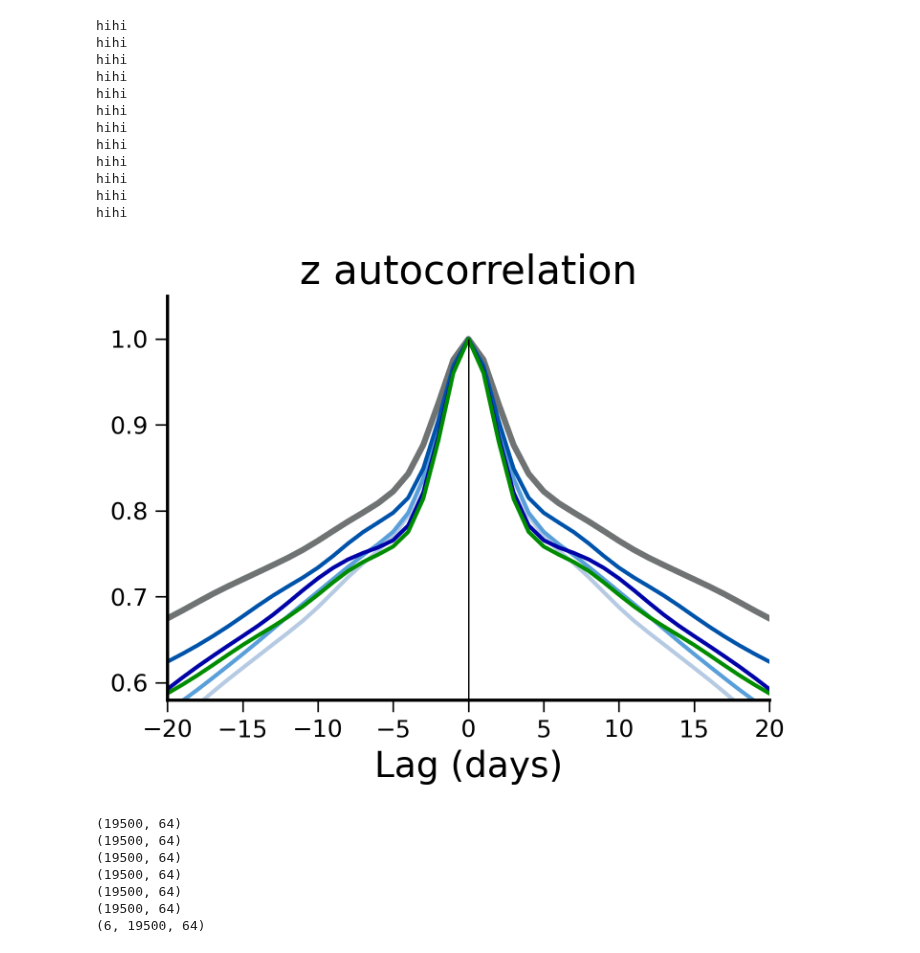
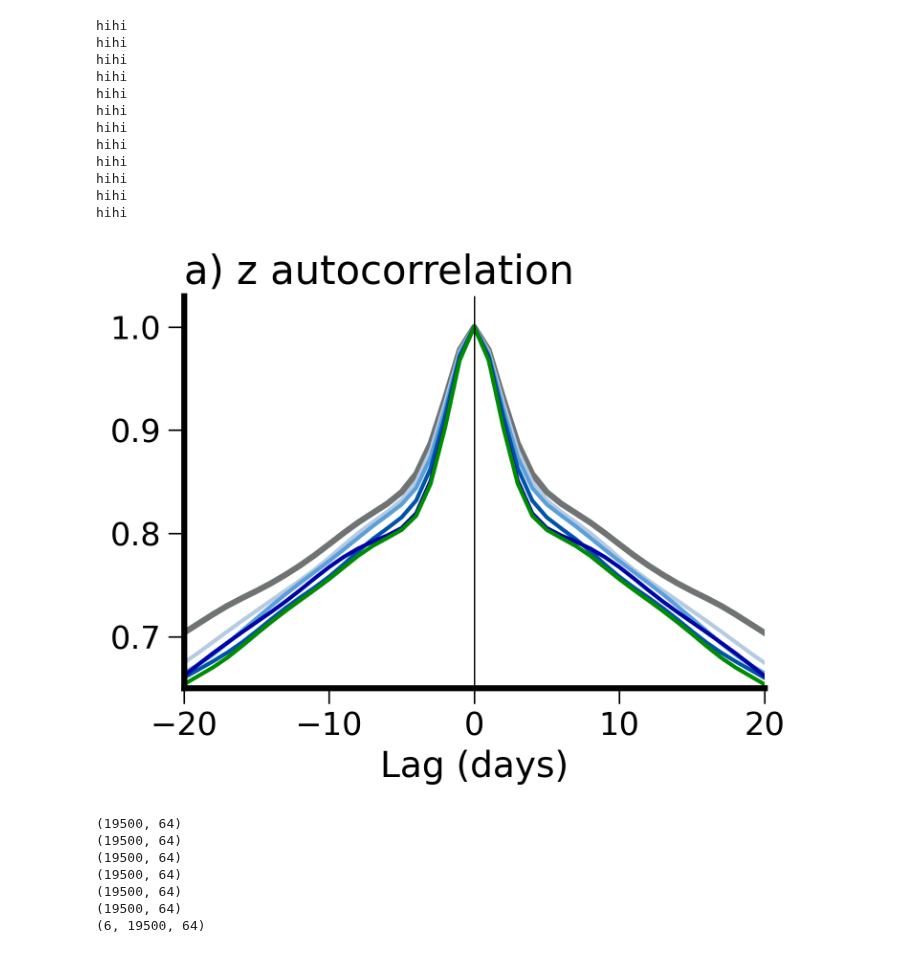
Before and after one commit to PeterChang1023/Moist_Dycore, a Jupyter notebook: IdealizeSpetral.jl/exp/HSt42/113-1_seminar.ipynb, the cells around one changed output. Saved outputs shown, nothing was run; the diff lists cells and outputs as text; code cells hidden in the pictures.

```diff
--- a/IdealizeSpetral.jl/exp/HSt42/113-1_seminar.ipynb
+++ b/IdealizeSpetral.jl/exp/HSt42/113-1_seminar.ipynb
@@ -982,7 +982,7 @@ plt.show()
 ## z autocorrelation
 # %%
 # Uzm_6hourly_all = np.zeros((78000, 64))
-Uzm_all = np.zeros((6, 19500, 64))
+Uzm_all = np.zeros((6, 14500, 64))
 # num_days = Uzm_6hourly_all.shape[0] // 4  # Ensure divisible by 4
 
 a = 0
@@ -994,7 +994,9 @@ for PR in [0,10,20,30,40 ,50]:
     # else:
     with h5py.File(f"/data92/PeterChang/1120_preprocessing//PR{PR}/climatology/u_add_time_dim/u_climatology_add_time_dim.h5") as f:
         print(f.keys())
-        Uzm_all[a] = f["u"][:,:].reshape(19500,4,64).mean(axis=1)
+        U_all = f["u"][:,:].reshape(19500,4,64).mean(axis=1)
+        # print(U_all.shape)
+        Uzm_all[a] = U_all[5000:]
         # print(
     a += 1
 # %% [output]
@@ -1068,8 +1070,8 @@ def autocorr1(x,lags, spilt_to_chunk, window_length):
                     corr[i,l] = np.corrcoef(x_window[i,l:],x_window[i,:-l])[0][1]
         return np.array(corr).mean(axis=0)
 # %%
-PC1_all = np.zeros((6, 19500))
-PC2_all = np.zeros((6, 19500))
+PC1_all = np.zeros((6, 14500))
+PC2_all = np.zeros((6, 14500))
 print(PC1_all.shape)
 
 for a in range(0,6):
@@ -1171,7 +1173,7 @@ yyy6_thin2_full[:int(len(yyy_thin_full)/2)+1] = yyy6_thin2[::-1]
  # Main loop to compute cross-correlation of m and PC1 with chunking and overlap
 fig, ax = plt.subplots(1, figsize=(5, 4), dpi=300)
 
-mpl.rcParams['axes.linewidth'] = 1.6
+mpl.rcParams['axes.linewidth'] = 3
 
 
 tau = np.arange(0,auto_length,1)
@@ -1182,40 +1184,40 @@ pr_start = 0
 ax.plot(tau_full, yyy_thin_full , label="L = Dry", color=colors[0], lw=3)
 ax.plot(tau_full, yyy2_thin_full, label=f"L = {pr_start+0.1}", color=colors[1], lw=2)
 ax.plot(tau_full, yyy3_thin_full, label=f"L = {pr_start+0.2}", color=colors[2], lw=2)
 ax.plot(tau_full, yyy4_thin_full, label=f"L = {pr_start+0.3}", color=colors[3], lw=2)
 ax.plot(tau_full, yyy5_thin_full, label=f"L = {pr_start+0.4}", color=colors[4], lw=2)
 ax.plot(tau_full, yyy6_thin_full, label=f"L = {pr_start+0.5}", color=colors[5], lw=2)
 # ax.legend(loc = "upper right", prop={'size': 8},frameon=False, ncols=3)
 
 ax.set_xlim([-30,30])
 ax.set_ylim([0.57,1.01])
 # ax.set_xlabel(r"$\tau$", fontsize=12)
 ax.set_xlabel("Lag (days)", fontsize=12)
 
 # ax.set_title(r"$C_{zz}$ autocorrelation,"+"without spilting into window", fontsize=12)
-ax.set_title("z autocorrelation", fontsize=20)
+ax.set_title("a) z autocorrelation", fontsize=20, loc="left")
 
 
 ax.set_xlabel("Lag (days)")
 ax.spines["right"].set_visible(False)
 ax.spines["top"].set_visible(False)
 ax.set_xlabel("Lag (days)", fontsize=18)
-ax.tick_params(axis='x', labelsize=12)
-ax.tick_params(axis='y', labelsize=12)
-ax.tick_params(direction='out', length=6)
-ax.set_ylim([0.58, 1.05])
-ax.vlines(x=0, ymin=-0.1, ymax=1, color="black", lw=0.7)
+ax.tick_params(axis='x', labelsize=16)
+ax.tick_params(axis='y', labelsize=16)
+ax.tick_params(direction='out', length=8)
+ax.set_ylim([0.65, 1.03])
+ax.vlines(x=0, ymin=-0.1, ymax=1.03, color="black", lw=0.7)
 
 plt.xlim([-20,20])
 # plt.grid()
 
 plt.tight_layout()
 # plt.savefig(f"113-1Seminar_fig/visualize/autocorrelation/z.png", bbox_inches='tight', dpi=300)
 
 
 plt.show()
 # %% [output]
-[figure, old version]
+[figure, new version]
 # %%
 EMF = np.zeros((6, 19500, 64))
 aa = 0
```
Also changed, not shown: parts of 3 cells of this notebook, 3 other files.
